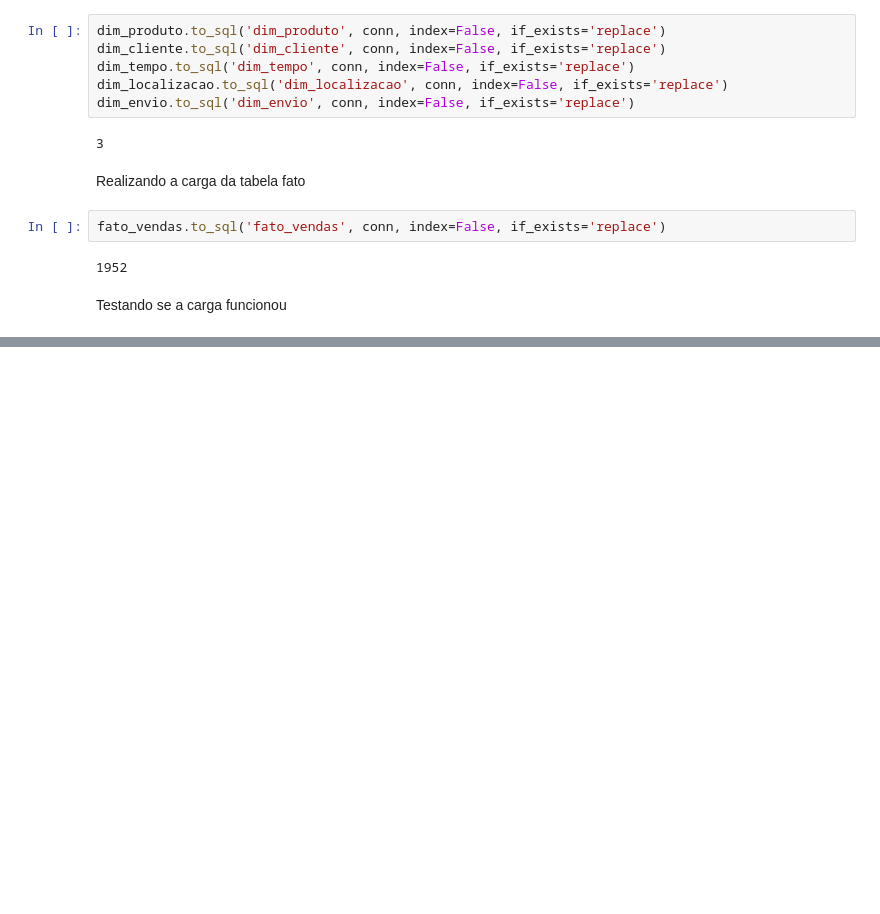
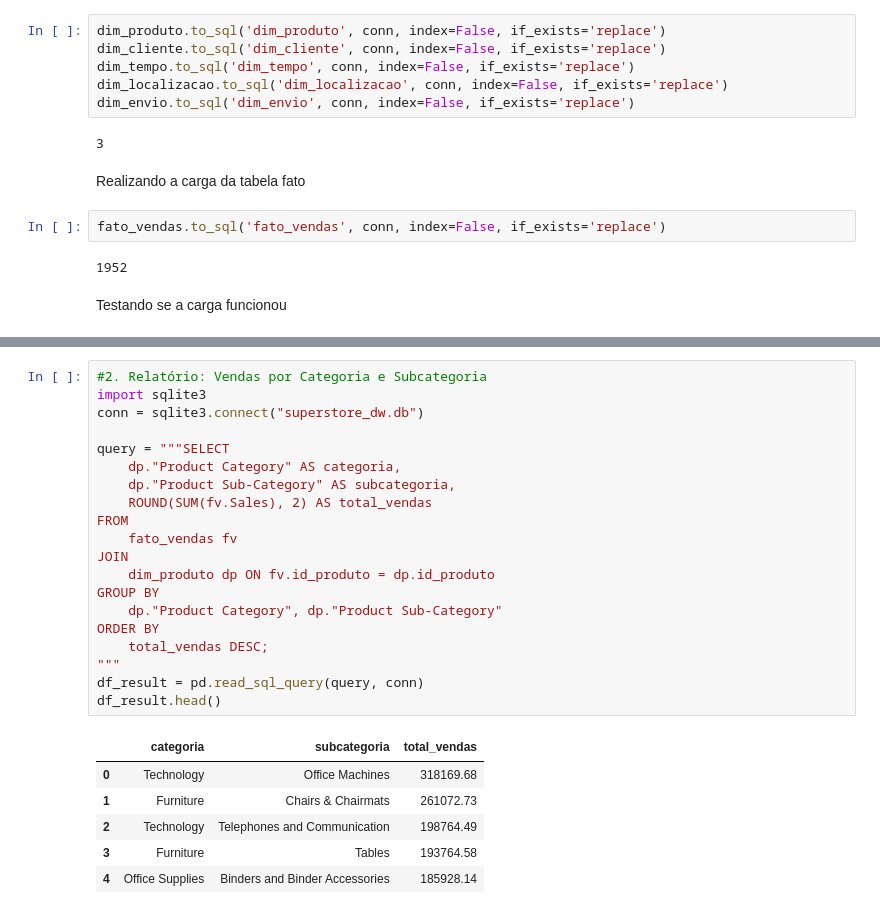
Before and after one commit to LucianoBruno1/SuperStore_Sales_BusinessInteligence, a Jupyter notebook: Projeto_TEBD.ipynb, the cells around one changed output, grey strips where cells are left out. Saved outputs shown, nothing was run; the diff lists cells and outputs as text; blank space fills up the shorter version.

```diff
--- a/Projeto_TEBD.ipynb
+++ b/Projeto_TEBD.ipynb
@@ -140,0 +286,27 @@ pd.read_sql('SELECT * FROM dim_produto LIMIT 5', conn)
+# %%
+#2. Relatório: Vendas por Categoria e Subcategoria
+import sqlite3
+conn = sqlite3.connect("superstore_dw.db")
+
+query = """SELECT
+    dp."Product Category" AS categoria,
+    dp."Product Sub-Category" AS subcategoria,
+    ROUND(SUM(fv.Sales), 2) AS total_vendas
+FROM
+    fato_vendas fv
+JOIN
+    dim_produto dp ON fv.id_produto = dp.id_produto
+GROUP BY
+    dp."Product Category", dp."Product Sub-Category"
+ORDER BY
+    total_vendas DESC;
+"""
+df_result = pd.read_sql_query(query, conn)
+df_result.head()
+# %% [output]
+|  | categoria | subcategoria | total_vendas |
+| 0 | Technology | Office Machines | 318169.68 |
+| 1 | Furniture | Chairs & Chairmats | 261072.73 |
+| 2 | Technology | Telephones and Communication | 198764.49 |
+| 3 | Furniture | Tables | 193764.58 |
+| 4 | Office Supplies | Binders and Binder Accessories | 185928.14 |
```
Also changed, not shown: parts of 13 cells of this notebook.
